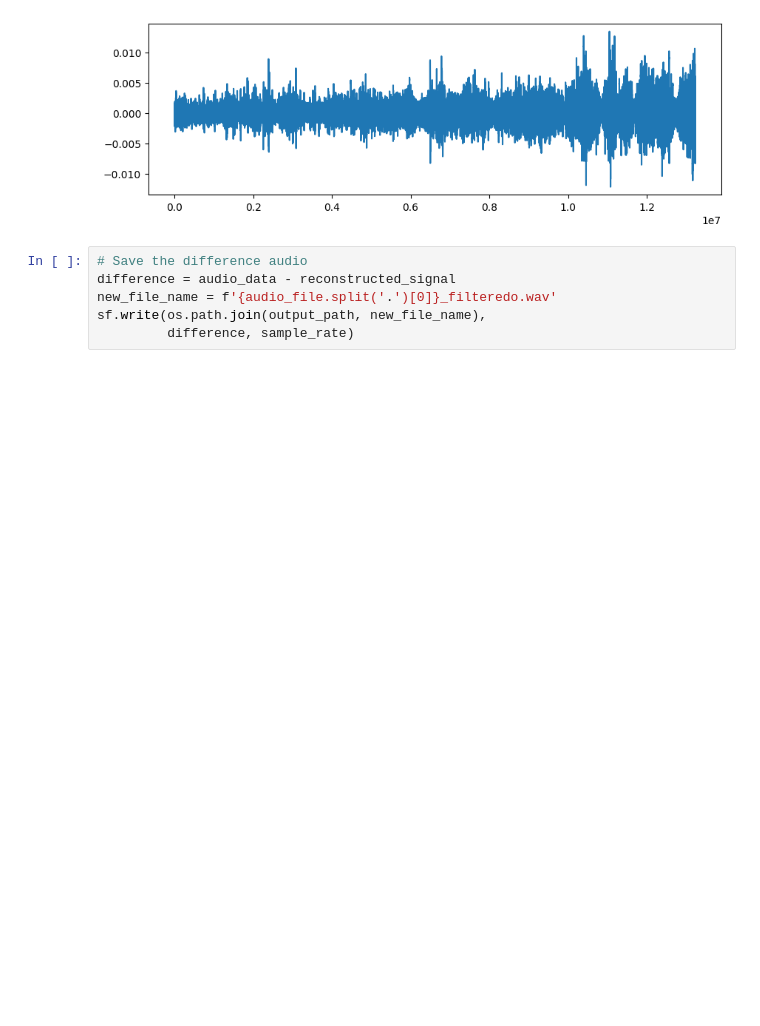
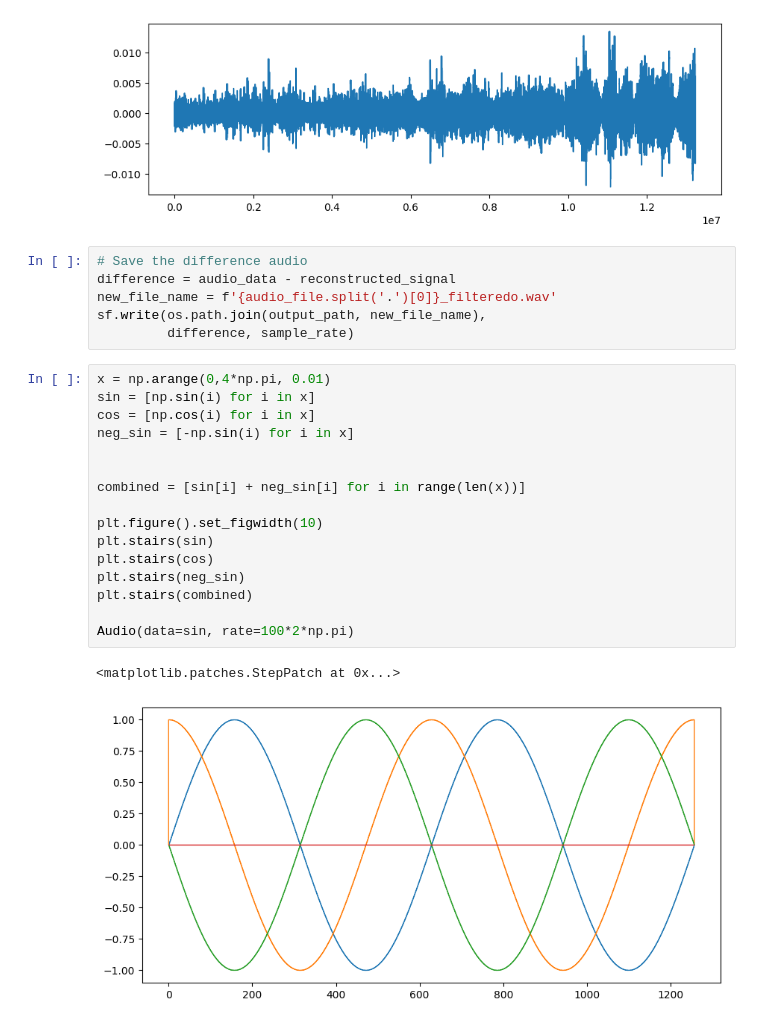
Before and after one commit to Floris-C/noise-thesis, a Jupyter notebook: experiments/wavelets_v1.ipynb, the cells around one changed output. Drawn from its saved outputs; the diff is of its cells as text; blank space fills up the shorter version.

```diff
--- a/experiments/wavelets_v1.ipynb
+++ b/experiments/wavelets_v1.ipynb
@@ -120,3 +124,22 @@ difference = audio_data - reconstructed_signal
 new_file_name = f'{audio_file.split('.')[0]}_filteredo.wav'
 sf.write(os.path.join(output_path, new_file_name),
          difference, sample_rate)
+# %%
+x = np.arange(0,4*np.pi, 0.01)
+sin = [np.sin(i) for i in x]
+cos = [np.cos(i) for i in x]
+neg_sin = [-np.sin(i) for i in x]
+
+
+combined = [sin[i] + neg_sin[i] for i in range(len(x))]
+
+plt.figure().set_figwidth(10)
+plt.stairs(sin)
+plt.stairs(cos)
+plt.stairs(neg_sin)
+plt.stairs(combined)
+
+Audio(data=sin, rate=100*2*np.pi)
+# %% [output]
+<matplotlib.patches.StepPatch at 0x...>
+[figure, added]
```
Also changed, not shown: parts of 3 cells of this notebook, 9 other files.
